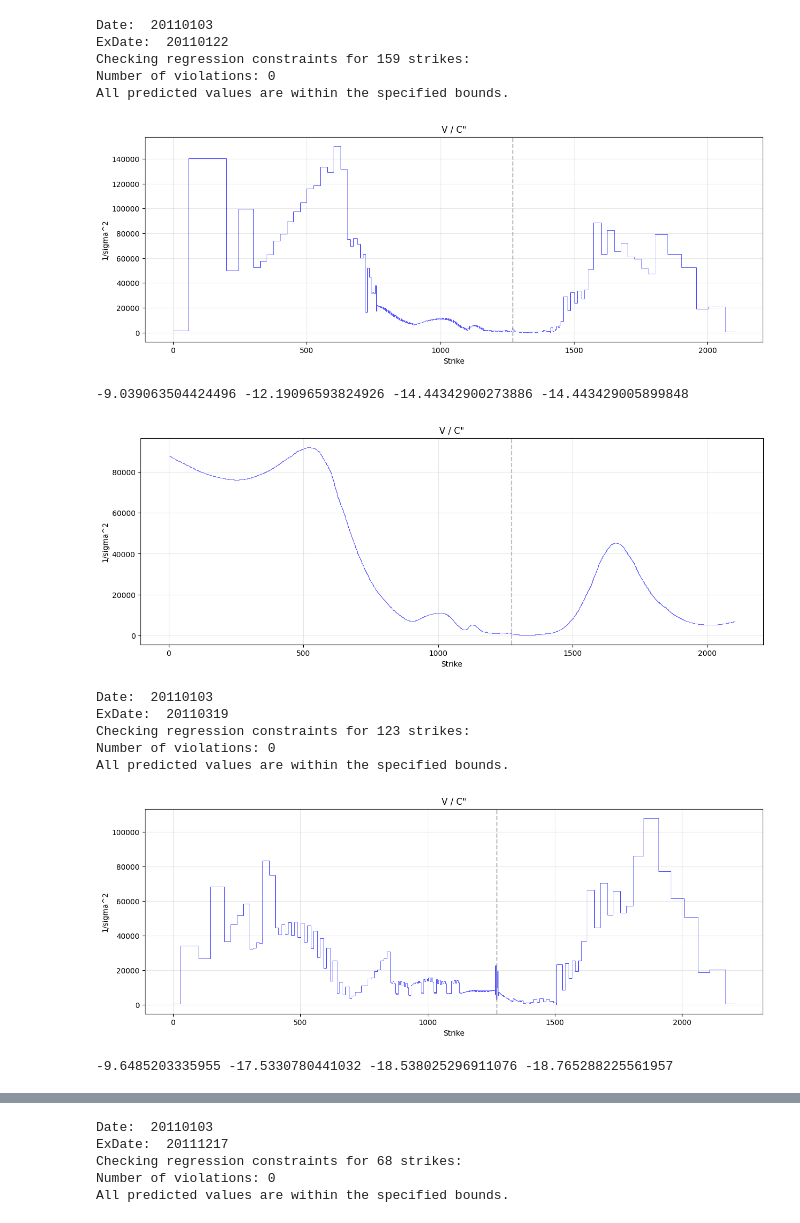
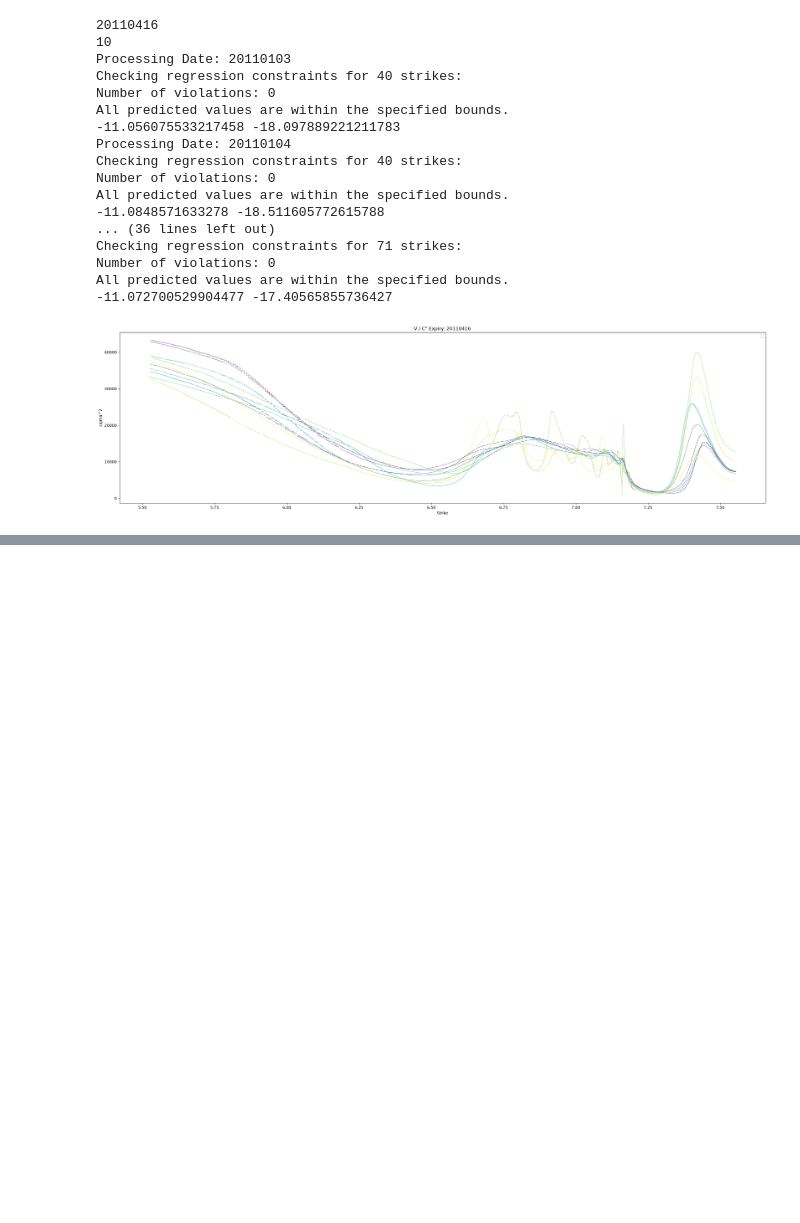
Before and after one commit to ZihanG123/Local-Volatility-Project, a Jupyter notebook: CCD_SPXTesting.ipynb, the cells around one changed output, grey strips where cells are left out. Cells and saved outputs as stored; diff of their text form; code cells hidden in the pictures; blank space fills up the shorter version.

Commit message:
Plots all graphs for one maturity

```diff
--- a/CCD_SPXTesting.ipynb
+++ b/CCD_SPXTesting.ipynb
@@ -619,38 +645,4 @@ def optimize_nus(R1, R2, S0, init_theta, bid_ask_arr, num_additions = 100, tol=1
         nus = np.concatenate([theta[:R1], [S0], theta[2*R1:2*R1+R2]])
 
     return R1, R2, theta
-# %%
-def run_optimizer(initial_nus1, initial_sigs1, initial_nus2, initial_sigs2, S0, market_bid_ask):
-    R1 = len(initial_sigs1)
-    R2 = len(initial_sigs2)
-
-    init_theta = np.concatenate([initial_nus1, initial_sigs1, initial_nus2, initial_sigs2])
-    init_sigs = np.concatenate([initial_sigs1, initial_sigs2])
-
-    plot_V_over_C2(R1, R2, init_theta, S0)
-
-    opt_theta = coordinateDescent(R1, R2, S0, init_theta, market_bid_ask, 0.0001, -100, num_indices = 1)
-    opt_sigs = np.concatenate([opt_theta[R1 : 2 * R1], opt_theta[2 * R1 + R2 :]])
-
-    limit = newObjective(opt_sigs) + 0.05
-
-    opt_theta = coordinateDescent(R1, R2, S0, init_theta, market_bid_ask, 0.0001, limit, num_indices = 1)
-    opt_sigs = np.concatenate([opt_theta[R1 : 2 * R1], opt_theta[2 * R1 + R2 :]])
-
-    new_R1, new_R2, refined_theta = optimize_nus(R1, R2, S0, opt_theta, market_bid_ask, num_additions=1000)
-    refined_sigs = np.concatenate([refined_theta[new_R1 : 2*new_R1], refined_theta[2*new_R1 + new_R2 :]])
-
-    final_theta = coordinateDescent(new_R1, new_R2, S0, refined_theta, market_bid_ask, 0.00000001, -100, num_indices=(new_R1+new_R1)//10)
-    final_sigs = np.concatenate([final_theta[new_R1 : 2*new_R1], final_theta[2*new_R1 + new_R2 :]])
-
-    obj_init = newObjective(init_sigs)
-    obj_opt = newObjective(opt_sigs)
-    obj_refined = newObjective(refined_sigs)
-    obj_final = newObjective(final_sigs)
-
-    print(obj_init, obj_opt, obj_refined, obj_final)
-
-    plot_V_over_C2(new_R1, new_R2, final_theta, S0)
-
-    return final_theta, new_R1, new_R2
 # %%
@@ -694,22 +751,26 @@ def test_index(INDEX):
 # %%
 import warnings
 warnings.filterwarnings('ignore')
 
-for i in range(100):
-    test_index(i)
+dataframe = pd.read_csv("SPX_opt_2011_2012.csv")
+
+test_expiration_index(0, dataframe)
 # %% [output]
-Date:  20110103
-ExDate:  20110122
-Checking regression constraints for 159 strikes:
+20110416
+10
+Processing Date: 20110103
+Checking regression constraints for 40 strikes:
 Number of violations: 0
 All predicted values are within the specified bounds.
+-11.056075533217458 -18.097889221211783
+Processing Date: 20110104
+Checking regression constraints for 40 strikes:
+Number of violations: 0
+All predicted values are within the specified bounds.
+-11.0848571633278 -18.511605772615788
+... (36 lines left out)
+Checking regression constraints for 71 strikes:
+Number of violations: 0
+All predicted values are within the specified bounds.
+-11.072700529904477 -17.40565855736427
-[figure, old version]
+[figure, new version]
--9.039063504424496 -12.19096593824926 -14.44342900273886 -14.443429005899848
-[figure, removed]
-Date:  20110103
-ExDate:  20110319
-Checking regression constraints for 123 strikes:
-Number of violations: 0
-All predicted values are within the specified bounds.
-[figure, removed]
--9.6485203335955 -17.5330780441032 -18.538025296911076 -18.765288225561957
@@ -717,5 +776,0 @@ All predicted values are within the specified bounds.
-Date:  20110103
-ExDate:  20111217
-Checking regression constraints for 68 strikes:
-Number of violations: 0
-All predicted values are within the specified bounds.
```
Also changed, not shown: parts of 4 cells of this notebook.
